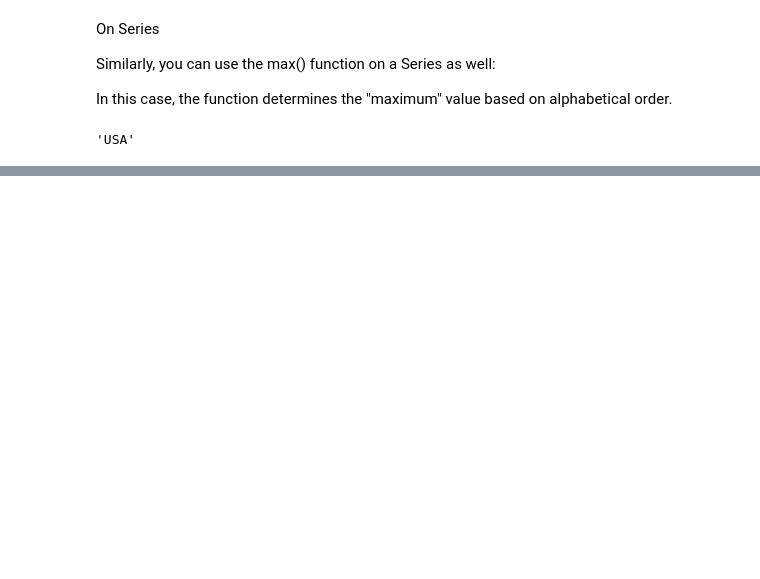
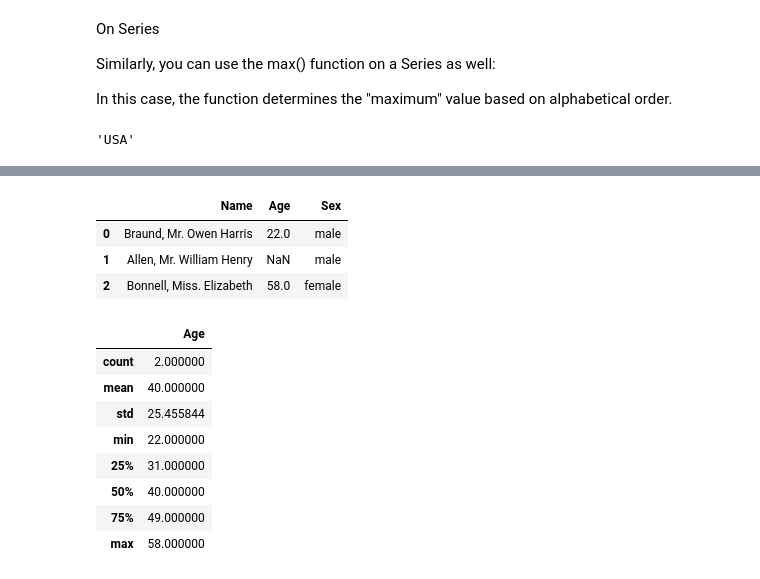
Before and after one commit to BabakDavarmanesh/Learning_Pandas, a Jupyter notebook: Learning_Pandas.ipynb, the cells around one changed output, grey strips where cells are left out. Cells and saved outputs as stored; diff of their text form; code cells hidden in the pictures; blank space fills up the shorter version.

```diff
--- a/Learning_Pandas.ipynb
+++ b/Learning_Pandas.ipynb
@@ -114,0 +156,21 @@ MyCol.max()
+# %%
+df['Age'].iloc[1] = None
+# %%
+df
+# %% [output]
+|  | Name | Age | Sex |
+| 0 | Braund, Mr. Owen Harris | 22.0 | male |
+| 1 | Allen, Mr. William Henry | NaN | male |
+| 2 | Bonnell, Miss. Elizabeth | 58.0 | female |
+# %%
+df.describe()
+# %% [output]
+|  | Age |
+| count | 2.000000 |
+| mean | 40.000000 |
+| std | 25.455844 |
+| min | 22.000000 |
+| 25% | 31.000000 |
+| 50% | 40.000000 |
+| 75% | 49.000000 |
+| max | 58.000000 |
```
Also changed, not shown: parts of 5 cells of this notebook.
